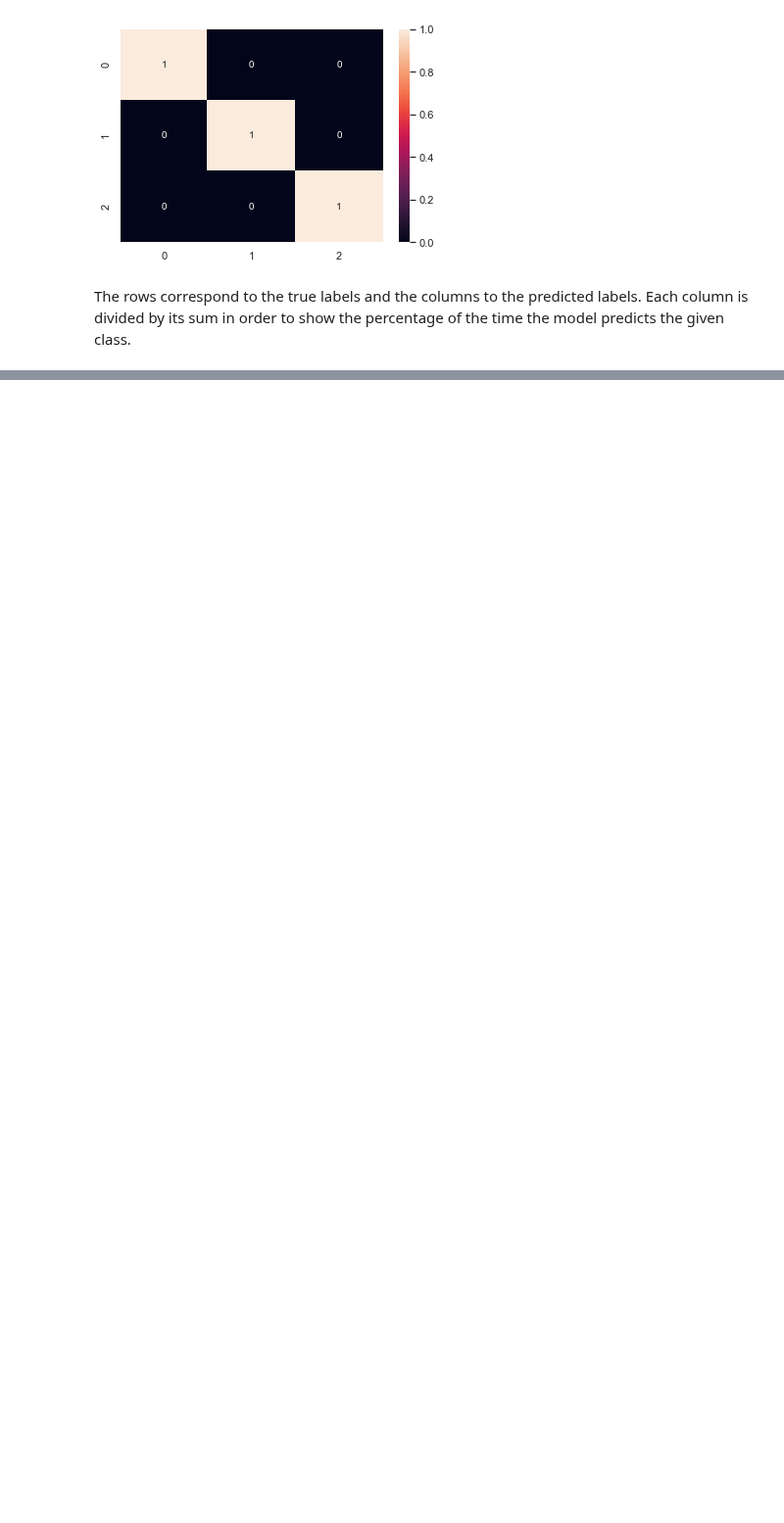
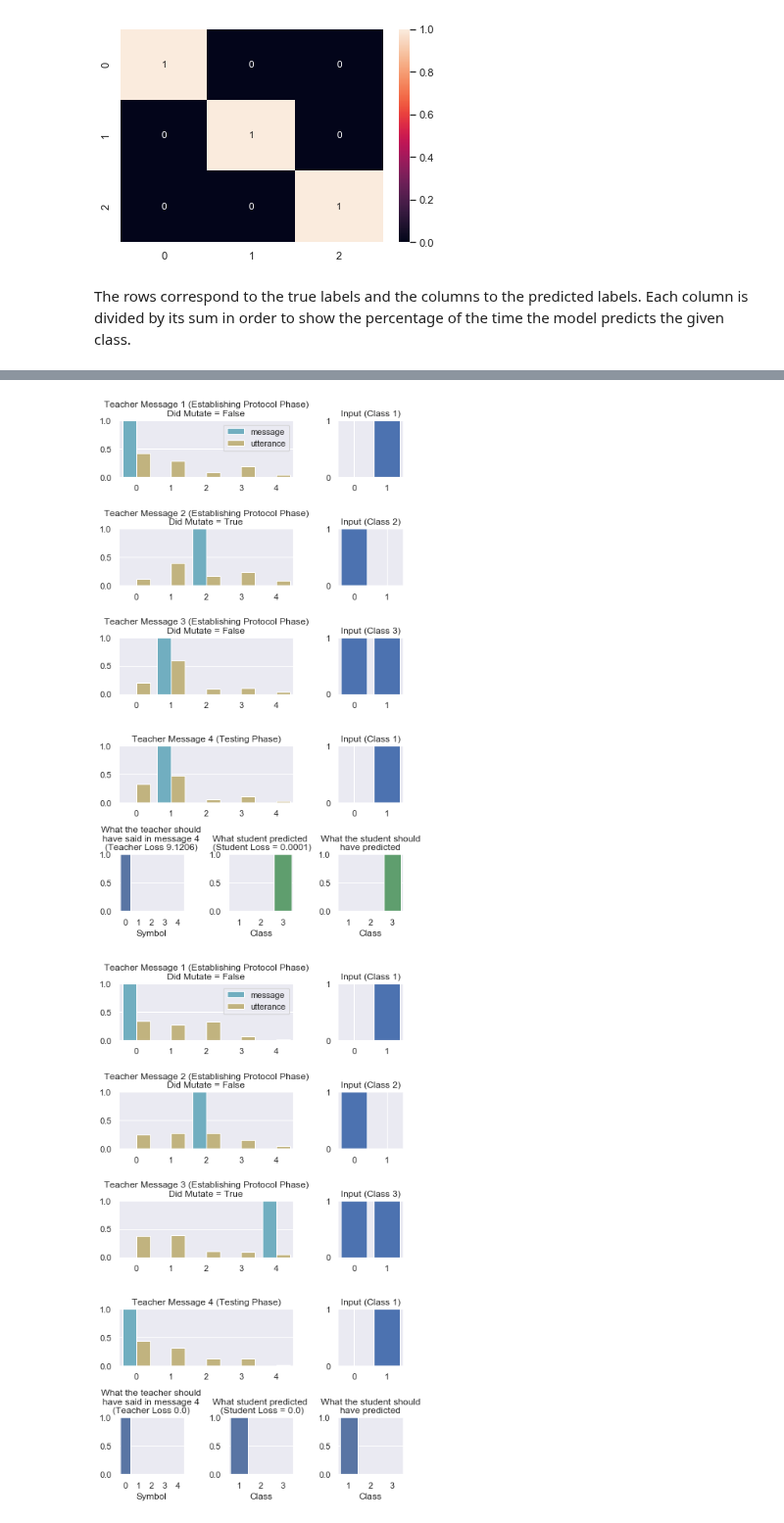
Before and after one commit to DylanCope/zero-shot-comm, a Jupyter notebook: zero-shot-comm.ipynb, the cells around one changed output, grey strips where cells are left out. Shown at 98% size. Drawn from its saved outputs; the diff is of its cells as text; code cells hidden in the pictures; blank space fills up the shorter version.

```diff
--- a/zero-shot-comm.ipynb
+++ b/zero-shot-comm.ipynb
@@ -1026,3 +1029,11 @@ plt.show()
 # weights_file
 # %%
 # model.save_weights(weights_file)
+# %%
+for i in range(5):
+    inputs, targets = generate_test_batch()
+    outputs = play_game(inputs, agent_1, agent_1, comm_channel)
+    plot_game(inputs, outputs, targets)
+# %% [output]
+[figure, added]
+[figure, added]
```
Also changed, not shown: parts of 18 cells of this notebook.
